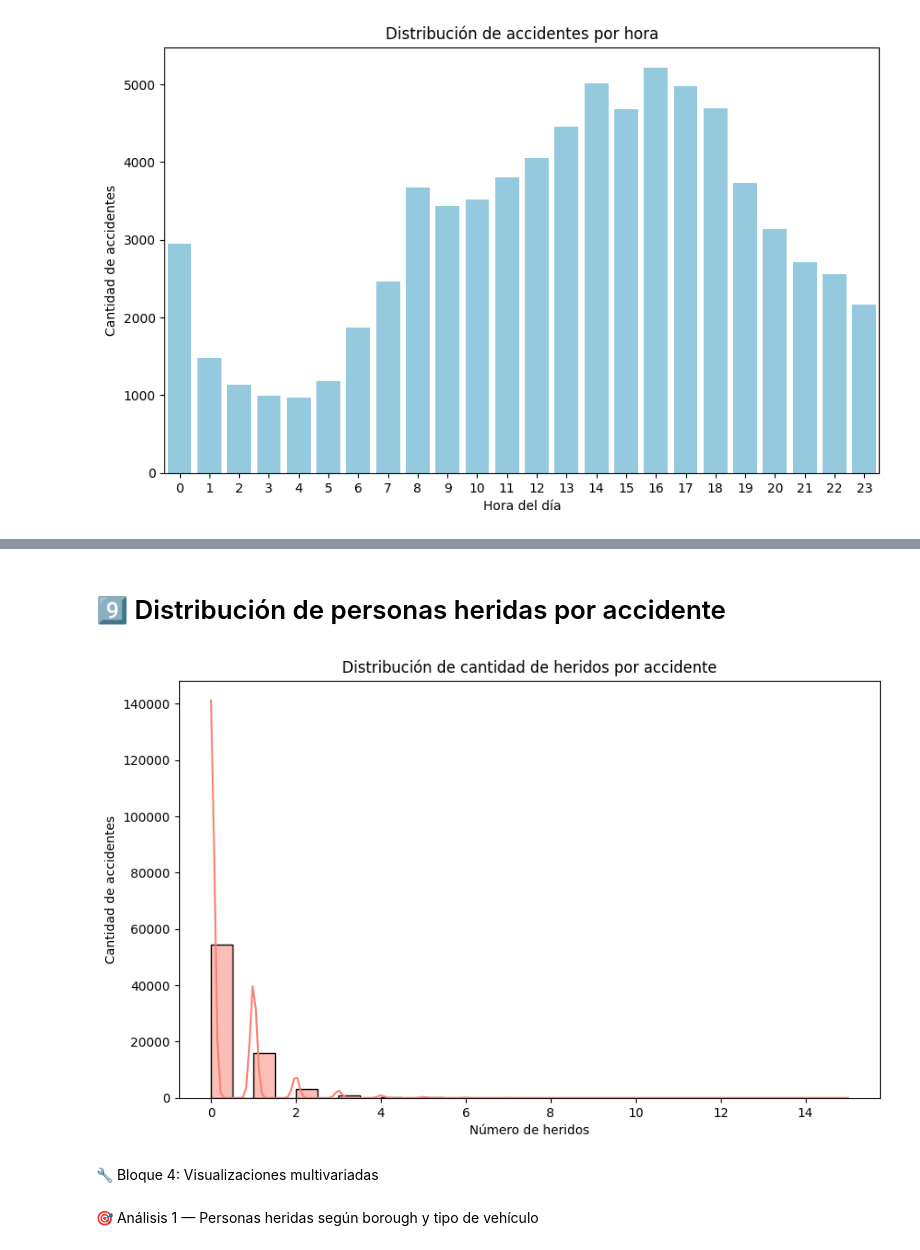
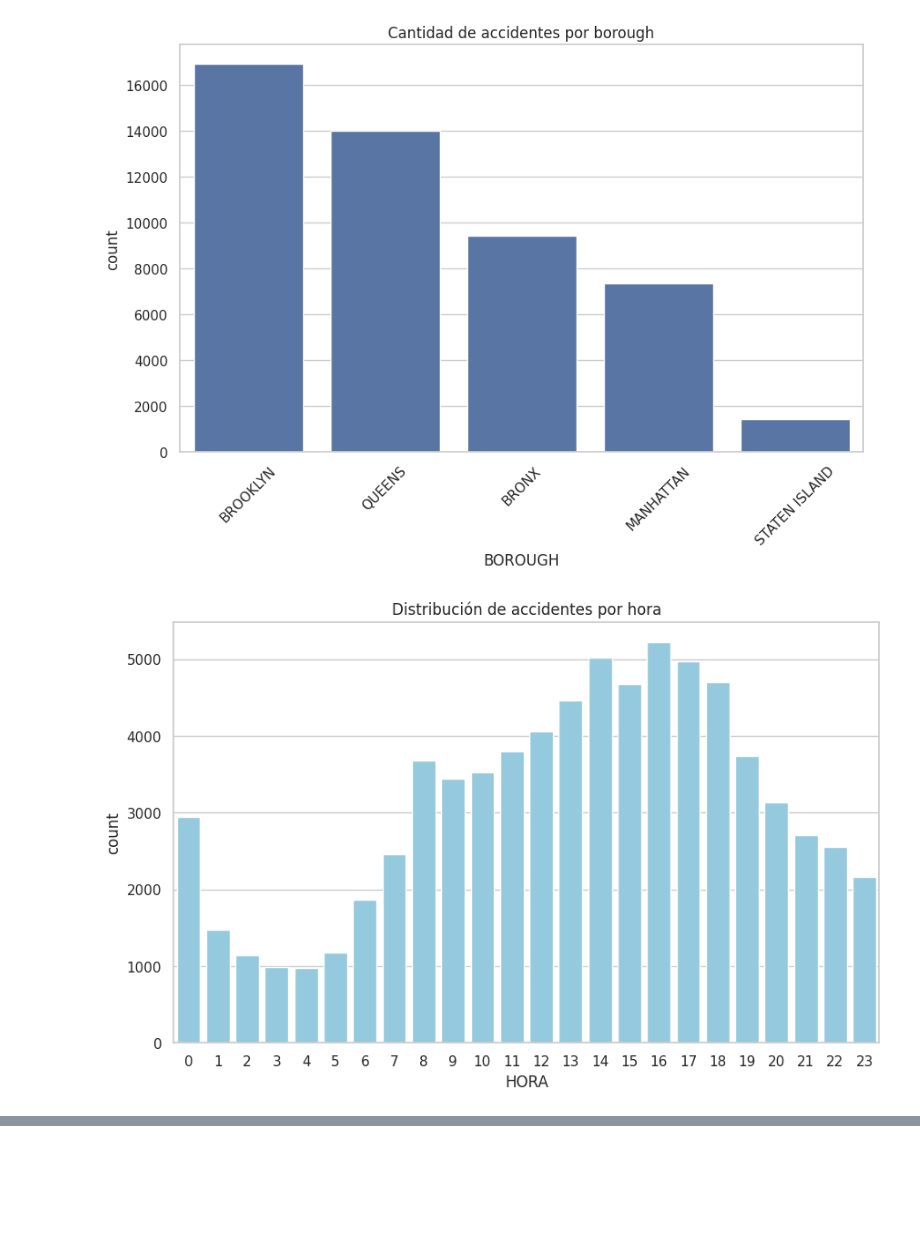
Before and after one commit to jsalafica/Data-Science-I, a Jupyter notebook: ProyectoDS_ParteI_Salafica.ipynb, the cells around one changed output, grey strips where cells are left out. Cells and saved outputs as stored; diff of their text form; code cells hidden in the pictures; blank space fills up the shorter version.

```diff
--- a/ProyectoDS_ParteI_Salafica.ipynb
+++ b/ProyectoDS_ParteI_Salafica.ipynb
@@ -72,12 +71,30 @@ plt.show()
 # %%
-# Convertimos la hora a número para facilitar el análisis
+
+import matplotlib.pyplot as plt
+import seaborn as sns
+
+sns.set(style="whitegrid")
+plt.rcParams['figure.figsize'] = (10, 6)
+
+# Cantidad de accidentes por borough
+plt.figure(figsize=(10,6))
+sns.countplot(x='BOROUGH', data=df, order=df['BOROUGH'].value_counts().index)
+plt.title("Cantidad de accidentes por borough")
+plt.xticks(rotation=45)
+plt.show()
+
+# Distribución de accidentes por hora
 df['HORA'] = pd.to_datetime(df['CRASH TIME'], format='%H:%M:%S', errors='coerce').dt.hour
-
 plt.figure(figsize=(10,6))
 sns.countplot(x='HORA', data=df, color='skyblue')
 plt.title("Distribución de accidentes por hora")
-plt.xlabel("Hora del día")
-plt.ylabel("Cantidad de accidentes")
 plt.show()
+
+# Distribución de personas heridas
+plt.figure(figsize=(10,6))
+sns.histplot(df['NUMBER OF PERSONS INJURED'], bins=30, kde=True, color='salmon')
+plt.title("Distribución de cantidad de heridos por accidente")
+plt.show()
 # %% [output]
-[figure, old version]
+[figure, new version]
+[figure, added]
@@ -84,16 +102 @@ plt.show()
-# %% [markdown]
-# 9️⃣ Distribución de personas heridas por accidente
-# %%
-plt.figure(figsize=(10,6))
-sns.histplot(df['NUMBER OF PERSONS INJURED'], bins=30, kde=True, color='salmon')
-plt.title("Distribución de cantidad de heridos por accidente")
-plt.xlabel("Número de heridos")
-plt.ylabel("Cantidad de accidentes")
-plt.show()
-# %% [output]
-[figure, removed]
-# %% [markdown]
-🔧 Bloque 4: Visualizaciones multivariadas
-# %% [markdown]
-🎯 Análisis 1 — Personas heridas según borough y tipo de vehículo
 # %%
```
Also changed, not shown: parts of 20 cells of this notebook.
